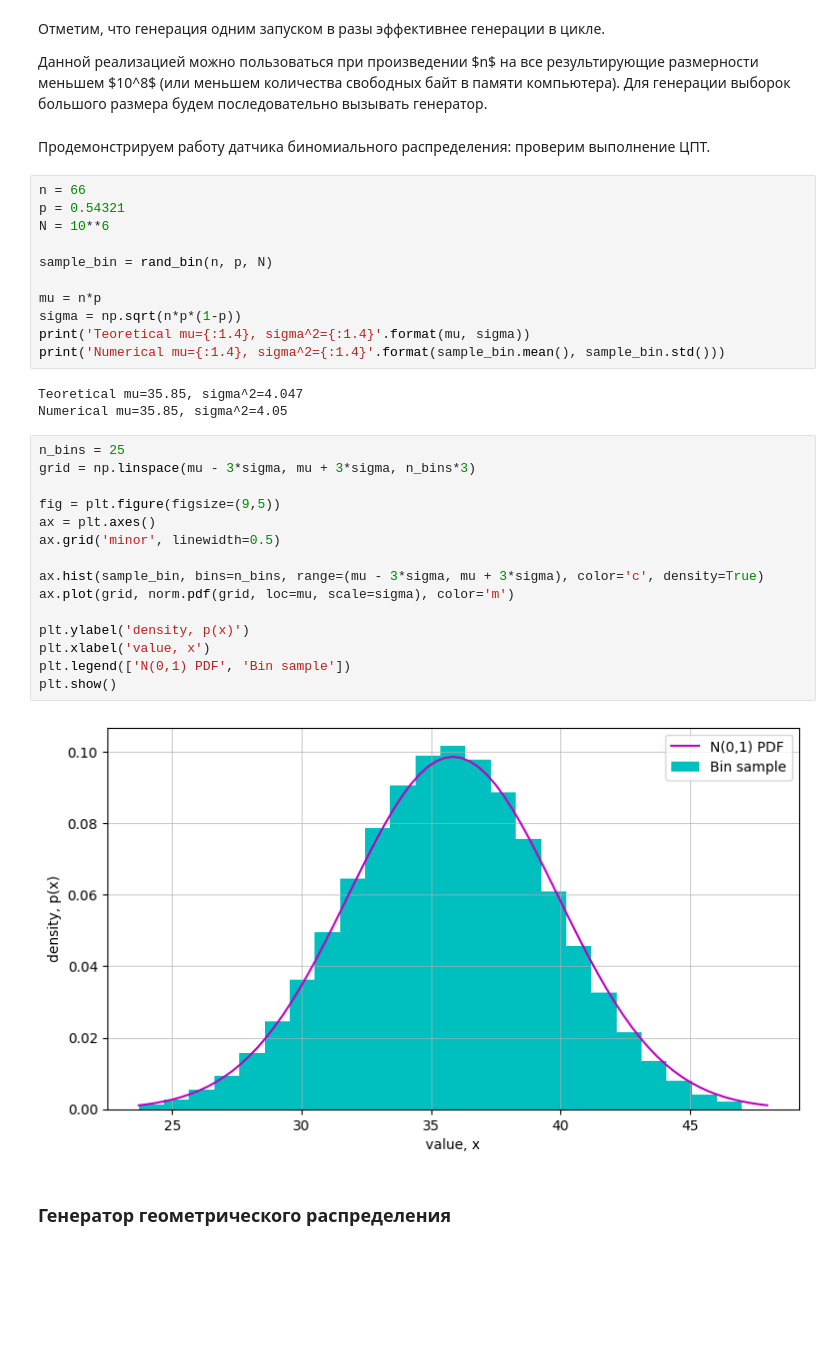
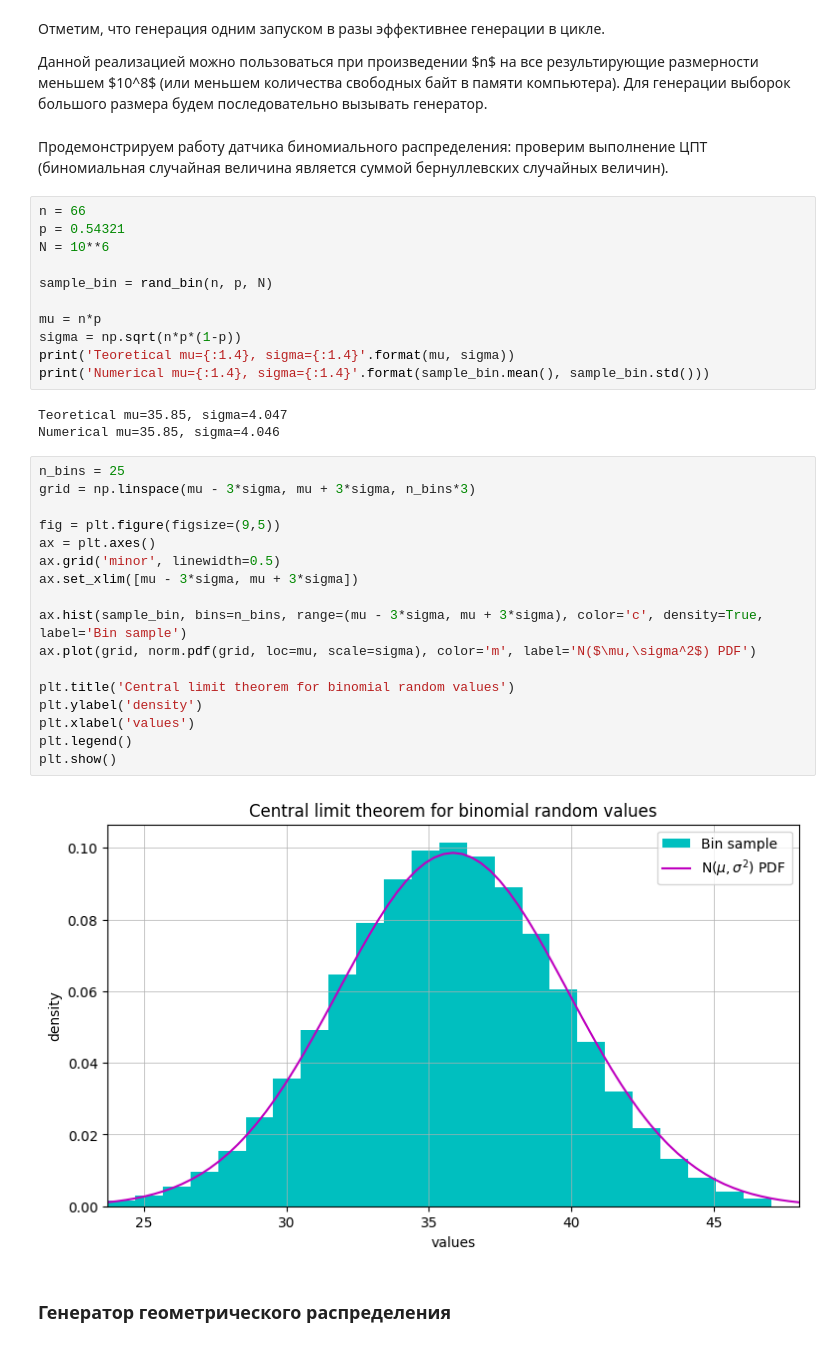
Before and after one commit to arinenn/stochastic_practicum, a Jupyter notebook: stochastic_practicum_first.ipynb, the cells around one changed output. Drawn from its saved outputs; the diff is of its cells as text; blank space fills up the shorter version.

````diff
--- a/stochastic_practicum_first.ipynb
+++ b/stochastic_practicum_first.ipynb
@@ -117,7 +118,7 @@ def rand_bin(n, p, *args):
 ``` -->
 Данной реализацией можно пользоваться при произведении $n$ на все результирующие размерности меньшем $10^8$ (или меньшем количества свободных байт в памяти компьютера). Для генерации выборок большого размера будем последовательно вызывать генератор.
 # %% [markdown]
-Продемонстрируем работу датчика биномиального распределения: проверим выполнение ЦПТ.
+Продемонстрируем работу датчика биномиального распределения: проверим выполнение ЦПТ (биномиальная случайная величина является суммой бернуллевских случайных величин).
 # %%
 n = 66
 p = 0.54321
@@ -127,28 +128,30 @@ sample_bin = rand_bin(n, p, N)
 
 mu = n*p
 sigma = np.sqrt(n*p*(1-p))
-print('Teoretical mu={:1.4}, sigma^2={:1.4}'.format(mu, sigma))
-print('Numerical mu={:1.4}, sigma^2={:1.4}'.format(sample_bin.mean(), sample_bin.std()))
+print('Teoretical mu={:1.4}, sigma={:1.4}'.format(mu, sigma))
+print('Numerical mu={:1.4}, sigma={:1.4}'.format(sample_bin.mean(), sample_bin.std()))
 # %% [output]
-Teoretical mu=35.85, sigma^2=4.047
-Numerical mu=35.85, sigma^2=4.05
+Teoretical mu=35.85, sigma=4.047
+Numerical mu=35.85, sigma=4.046
 # %%
 n_bins = 25
 grid = np.linspace(mu - 3*sigma, mu + 3*sigma, n_bins*3)
 
 fig = plt.figure(figsize=(9,5))
 ax = plt.axes()
 ax.grid('minor', linewidth=0.5)
+ax.set_xlim([mu - 3*sigma, mu + 3*sigma])
 
-ax.hist(sample_bin, bins=n_bins, range=(mu - 3*sigma, mu + 3*sigma), color='c', density=True)
-ax.plot(grid, norm.pdf(grid, loc=mu, scale=sigma), color='m')
+ax.hist(sample_bin, bins=n_bins, range=(mu - 3*sigma, mu + 3*sigma), color='c', density=True, label='Bin sample')
+ax.plot(grid, norm.pdf(grid, loc=mu, scale=sigma), color='m', label='N($\mu,\sigma^2$) PDF')
 
-plt.ylabel('density, p(x)')
-plt.xlabel('value, x')
-plt.legend(['N(0,1) PDF', 'Bin sample'])
+plt.title('Central limit theorem for binomial random values')
+plt.ylabel('density')
+plt.xlabel('values')
+plt.legend()
 plt.show()
 # %% [output]
-[figure, old version]
+[figure, new version]
 # %% [markdown]
 ### Генератор геометрического распределения
 # %% [markdown]
````
Also changed, not shown: parts of 66 cells of this notebook.
